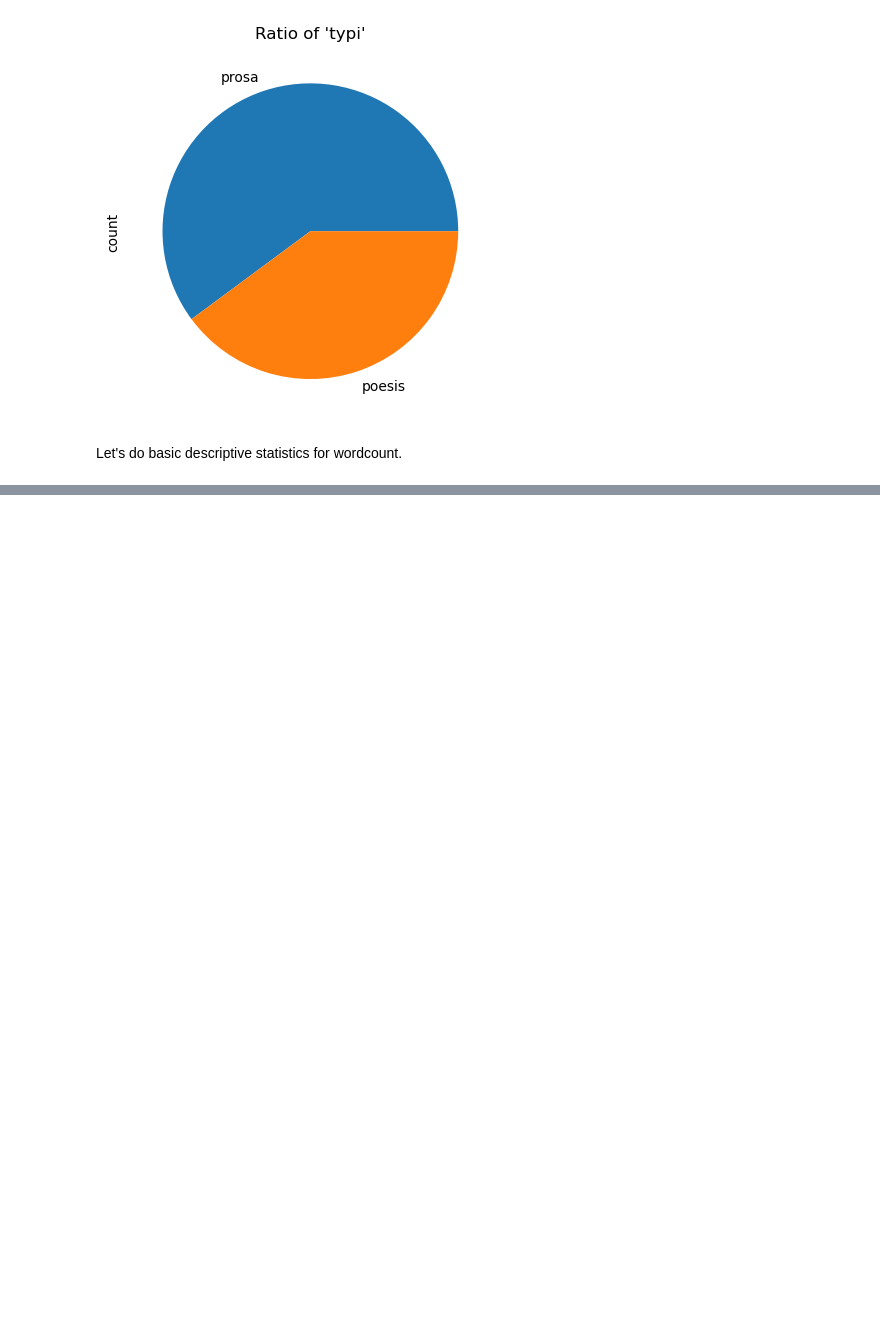
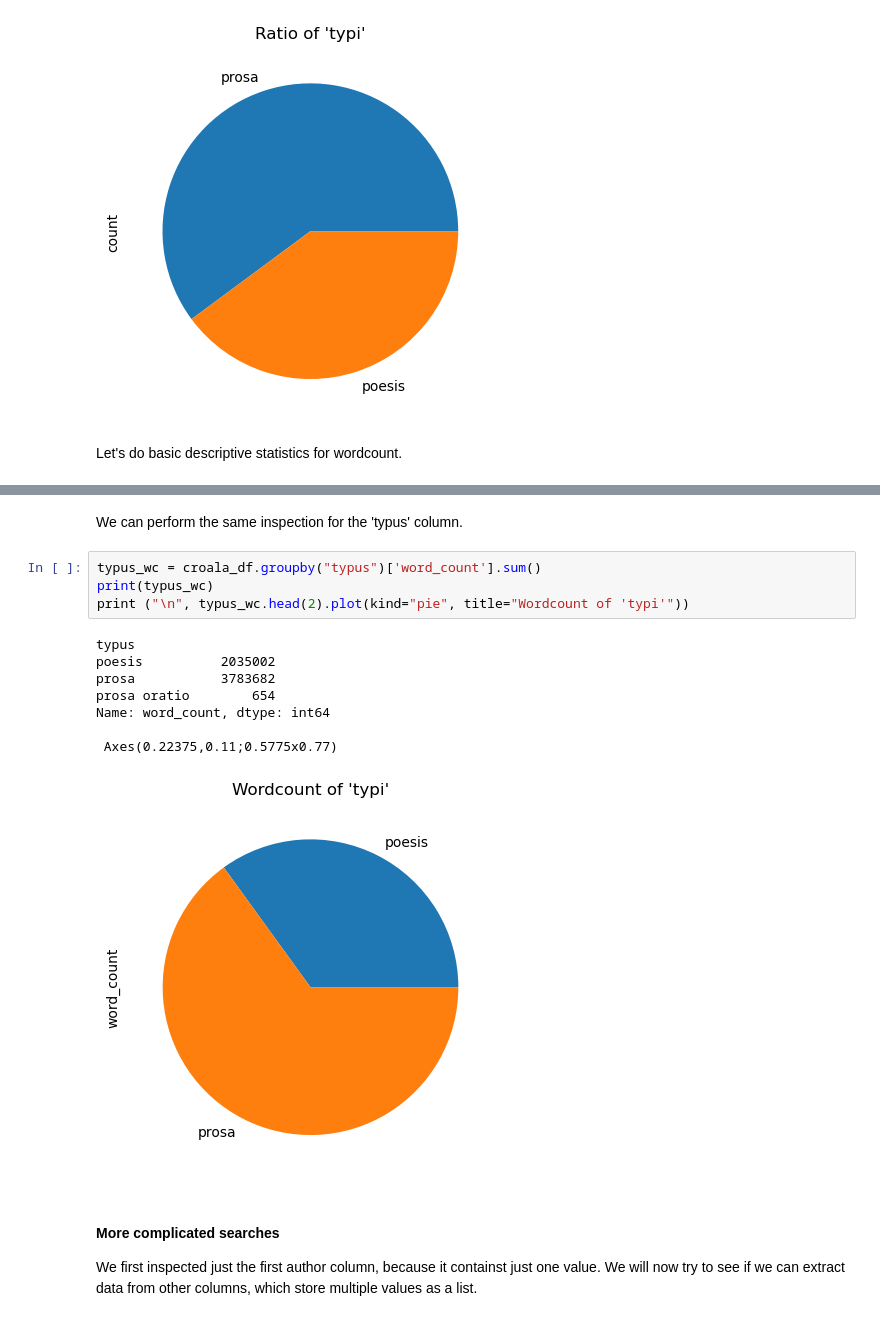
Before and after one commit to petar-soldo/croala-marulic, a Jupyter notebook: croala-marulus.ipynb, the cells around one changed output, grey strips where cells are left out. Drawn from its saved outputs; the diff is of its cells as text; blank space fills up the shorter version.

```diff
--- a/croala-marulus.ipynb
+++ b/croala-marulus.ipynb
@@ -487,0 +520,18 @@ Document with the lowest word count is 'Janci Alberti inscriptio, versio electro
+# %% [markdown]
+We can perform the same inspection for the 'typus' column.
+# %%
+typus_wc = croala_df.groupby("typus")['word_count'].sum()
+print(typus_wc)
+print ("\n", typus_wc.head(2).plot(kind="pie", title="Wordcount of 'typi'"))
+# %% [output]
+typus
+poesis          2035002
+prosa           3783682
+prosa oratio        654
+Name: word_count, dtype: int64
+
+ Axes(0.22375,0.11;0.5775x0.77)
+[figure, added]
+# %% [markdown]
+#### More complicated searches
+We first inspected just the first author column, because it containst just one value. We will now try to see if we can extract data from other columns, which store multiple values as a list.
```
Also changed, not shown: parts of 7 cells of this notebook, 2 other files.
